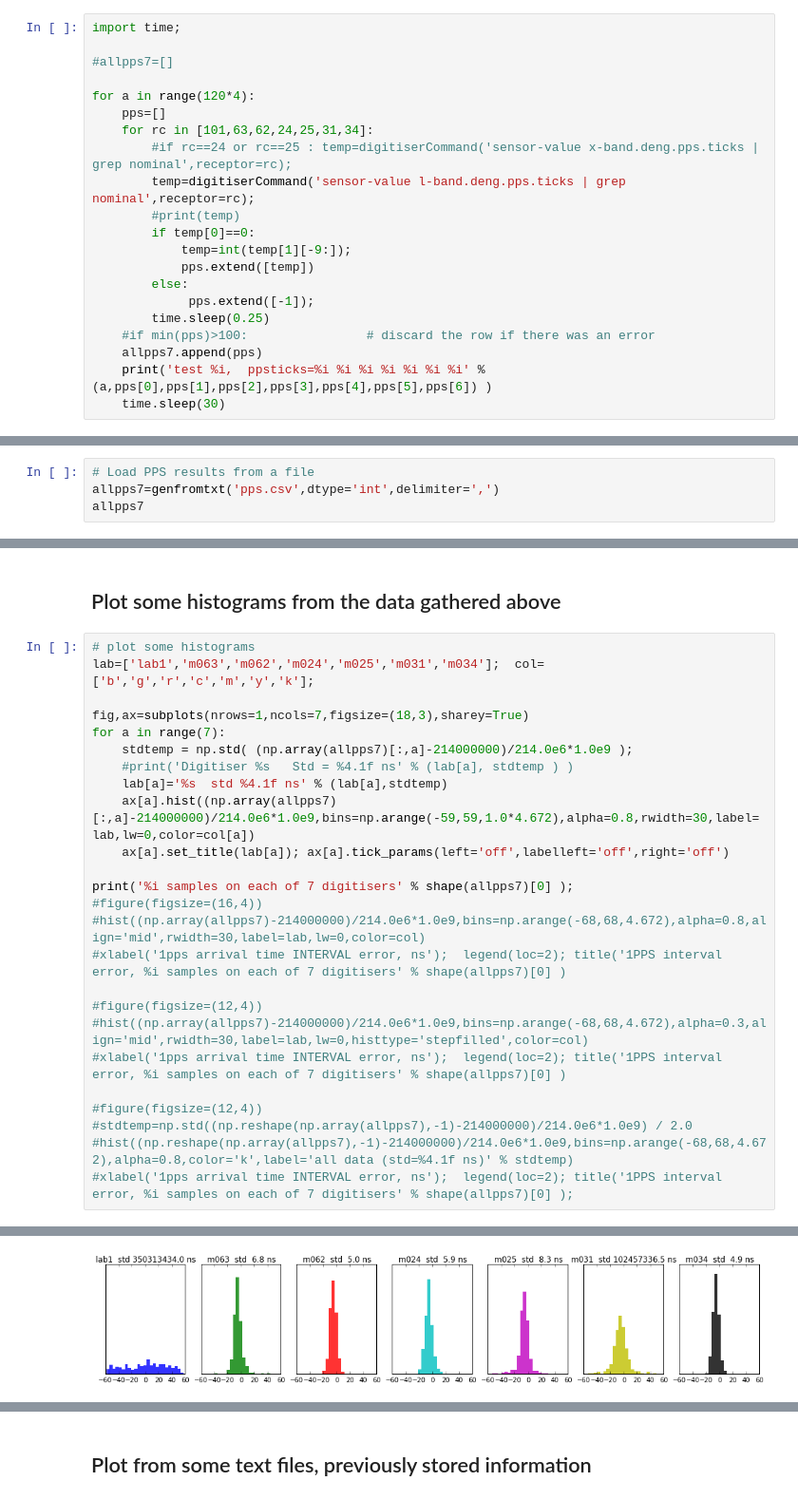
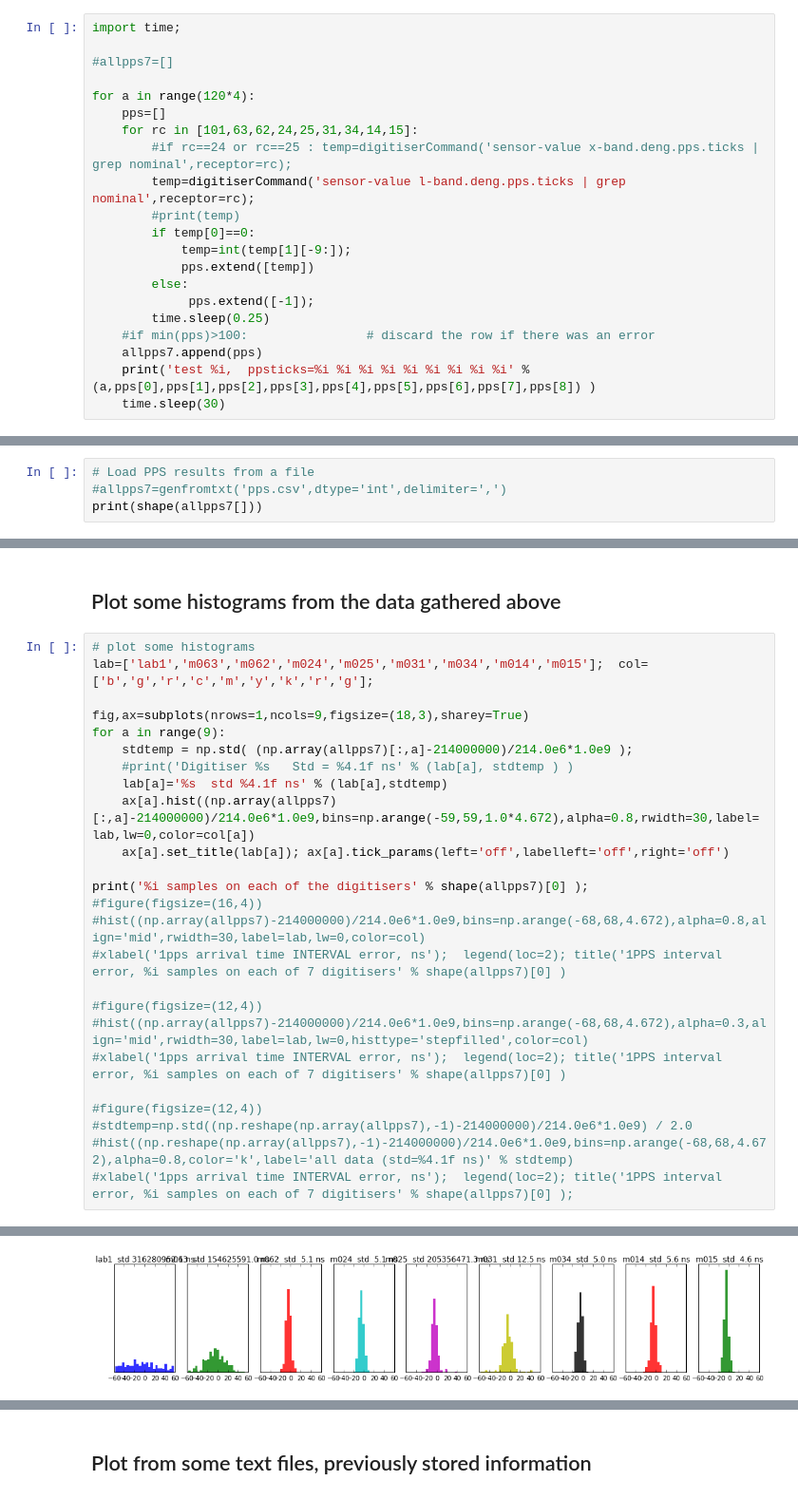
Before and after one commit to thomasska/ipython-notebooks, a Jupyter notebook: 1PPS jitter plotting for Lindsay fringe investigation.ipynb, the cells around one changed output, grey strips where cells are left out. Shown at 95% size. Cells and saved outputs as stored; diff of their text form.

```diff
--- a/1PPS jitter plotting for Lindsay fringe investigation.ipynb
+++ b/1PPS jitter plotting for Lindsay fringe investigation.ipynb
@@ -14,7 +14,7 @@ import time;
 
 for a in range(120*4):
     pps=[]
-    for rc in [101,63,62,24,25,31,34]:
+    for rc in [101,63,62,24,25,31,34,14,15]:
         #if rc==24 or rc==25 : temp=digitiserCommand('sensor-value x-band.deng.pps.ticks | grep nominal',receptor=rc);
         temp=digitiserCommand('sensor-value l-band.deng.pps.ticks | grep nominal',receptor=rc);
         #print(temp)
@@ -26,6 +26,6 @@ for a in range(120*4):
         time.sleep(0.25)
     #if min(pps)>100:                # discard the row if there was an error
     allpps7.append(pps)
-    print('test %i,  ppsticks=%i %i %i %i %i %i %i' % (a,pps[0],pps[1],pps[2],pps[3],pps[4],pps[5],pps[6]) )
+    print('test %i,  ppsticks=%i %i %i %i %i %i %i %i %i' % (a,pps[0],pps[1],pps[2],pps[3],pps[4],pps[5],pps[6],pps[7],pps[8]) )
     time.sleep(30)
 # %% [output]
@@ -50,5 +49,5 @@ KeyboardInterrupt:
 # %%
 # Load PPS results from a file
-allpps7=genfromtxt('pps.csv',dtype='int',delimiter=',')
-allpps7
+#allpps7=genfromtxt('pps.csv',dtype='int',delimiter=',')
+print(shape(allpps7[]))
 # %% [output]
@@ -70,17 +57,17 @@ Plot some histograms from the data gathered above
 --------------------
 # %%
 # plot some histograms
-lab=['lab1','m063','m062','m024','m025','m031','m034'];  col=['b','g','r','c','m','y','k'];
+lab=['lab1','m063','m062','m024','m025','m031','m034','m014','m015'];  col=['b','g','r','c','m','y','k','r','g'];
 
-fig,ax=subplots(nrows=1,ncols=7,figsize=(18,3),sharey=True)
-for a in range(7):
+fig,ax=subplots(nrows=1,ncols=9,figsize=(18,3),sharey=True)
+for a in range(9):
     stdtemp = np.std( (np.array(allpps7)[:,a]-214000000)/214.0e6*1.0e9 );
     #print('Digitiser %s   Std = %4.1f ns' % (lab[a], stdtemp ) )
     lab[a]='%s  std %4.1f ns' % (lab[a],stdtemp)
     ax[a].hist((np.array(allpps7)[:,a]-214000000)/214.0e6*1.0e9,bins=np.arange(-59,59,1.0*4.672),alpha=0.8,rwidth=30,label=lab,lw=0,color=col[a])
     ax[a].set_title(lab[a]); ax[a].tick_params(left='off',labelleft='off',right='off')
 
-print('%i samples on each of 7 digitisers' % shape(allpps7)[0] );
+print('%i samples on each of the digitisers' % shape(allpps7)[0] );
 #figure(figsize=(16,4))
 #hist((np.array(allpps7)-214000000)/214.0e6*1.0e9,bins=np.arange(-68,68,4.672),alpha=0.8,align='mid',rwidth=30,label=lab,lw=0,color=col)
 #xlabel('1pps arrival time INTERVAL error, ns');  legend(loc=2); title('1PPS interval error, %i samples on each of 7 digitisers' % shape(allpps7)[0] )
@@ -98,2 +85,2 @@ print('%i samples on each of 7 digitisers' % shape(allpps7)[0] );
-[figure, old version]
+[figure, new version]
 # %%
```
Also changed, not shown: parts of 5 cells of this notebook, 5 other files.
